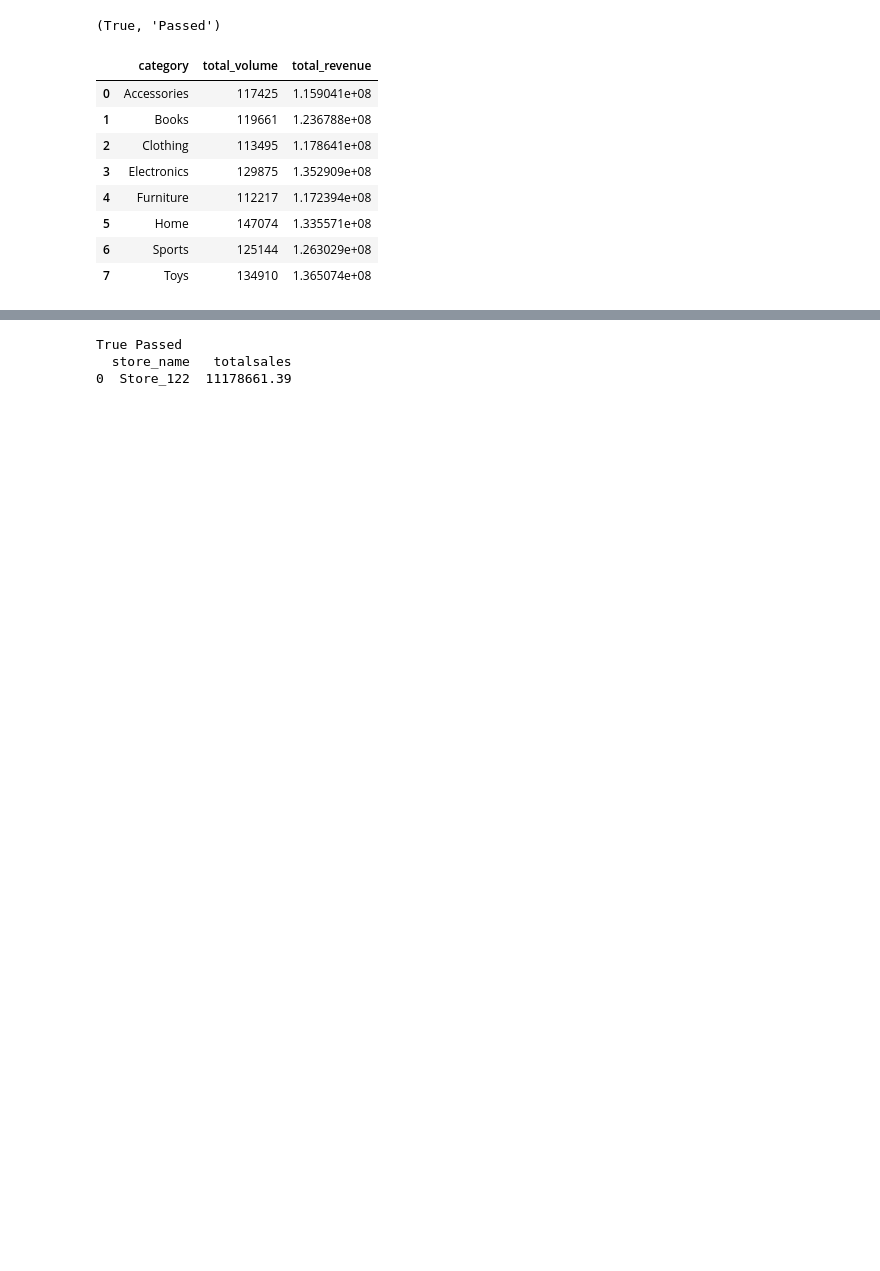
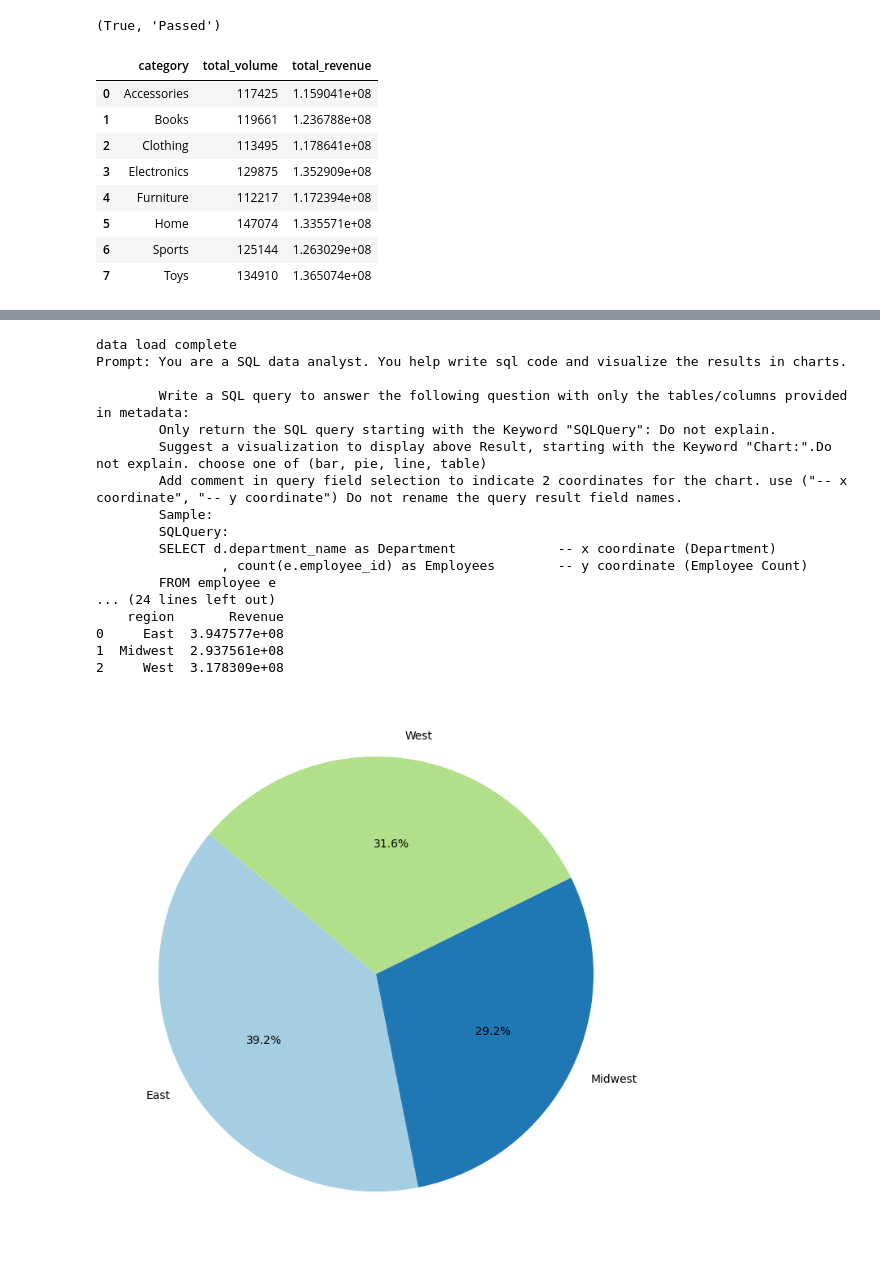
Before and after one commit to vdoddihithlu/AgenticAIReporting, a Jupyter notebook: app07.ipynb, the cells around one changed output, grey strips where cells are left out. Cells and saved outputs as stored; diff of their text form; code cells hidden in the pictures; blank space fills up the shorter version.

```diff
--- a/app07.ipynb
+++ b/app07.ipynb
@@ -48,7 +16,9 @@ def load_data():
                         Table: sales; Columns: sale_id	,product_id	,store_id	,quantity	,sale_date;
                         Table: stores; Columns:store_id	,store_name	,city	,state	,region; """
 
-load_data()
+    return sales, products, stores, table_metadata
+
+sales, products, stores, table_metadata = load_data()
 # %%
 products.sample(3)
 # %% [output]
@@ -73,12 +43,14 @@ stores.sample(3)
 # %%
 def load_prompt(Question:str):
-        #Question = """show volume of sales, revenue by product category"""
+        table_metadata = """Table: products; Columns: product_id	,product_name ,category	,brand	,price;
+                    Table: sales; Columns: sale_id	,product_id	,store_id	,quantity	,sale_date;
+                    Table: stores; Columns:store_id	,store_name	,city	,state	,region; """
 
-        prompt = """You are a SQL data analyst. You help write sql code and visualize the results in charts.
+        prompt = f"""You are a SQL data analyst. You help write sql code and visualize the results in charts.
 
         Write a SQL query to answer the following question with only the tables/columns provided in metadata:
         Only return the SQL query starting with the Keyword "SQLQuery": Do not explain.
-        Suggest a visualization to display above Result, starting with the Keyword "Chart:".Do not explain. choose one of {bar, pie, line, table}
+        Suggest a visualization to display above Result, starting with the Keyword "Chart:".Do not explain. choose one of (bar, pie, line, table)
         Add comment in query field selection to indicate 2 coordinates for the chart. use ("-- x coordinate", "-- y coordinate") Do not rename the query result field names.
         Sample:
         SQLQuery:
@@ -94,6 +66,7 @@ def load_prompt(Question:str):
         Question: {Question} """
 
         return (prompt)
-
-load_prompt(Question)
+Question = "show volume of sales, revenue by product category"
+p =load_prompt(Question)
+print(p)
 # %% [output]
@@ -328,28 +294,59 @@ Prompt: You are a SQL data analyst. You help write sql code and visualize the re
 # %%
+load_data()
+print ("data load complete")
+#    table_metadata = """Table: products; Columns: product_id	,product_name ,category	,brand	,price;
+#                        Table: sales; Columns: sale_id	,product_id	,store_id	,quantity	,sale_date;
+#                        Table: stores; Columns:store_id	,store_name	,city	,state	,region; """
+
+Question = "show revenue by region in pie chart"
+prompt = load_prompt(Question)
+print(f"Prompt:",prompt)
+
+#llm_result = invoke_llm(prompt)
+
 llm_result = """SQLQuery:
 
-SELECT s.store_name                                -- x coordinate (Store)
-       , SUM(sa.quantity * p.price) AS TotalSales  -- y coordinate (Total Sales)
-FROM sales sa
-JOIN products p ON sa.product_id = p.product_id
-JOIN stores s ON sa.store_id = s.store_id
-GROUP BY s.store_name
-ORDER BY TotalSales DESC
-LIMIT 1;
+SELECT st.region                          -- x coordinate (Region)
+       , SUM(s.quantity * p.price) AS Revenue   -- y coordinate (Revenue)
+FROM sales s
+JOIN products p ON s.product_id = p.product_id
+JOIN stores st ON s.store_id = st.store_id
+GROUP BY st.region;
 
 
-Chart: table"""
+Chart: pie chart"""
 
-parsed = parse_sql_and_chart(llm_result.lower())
-#print(parsed)
+print(f"AI suggestion: ")
+print(llm_result)
+
+parsed = parse_sql_and_chart(llm_result)
+print(parsed)
 
 valid, msg = query_validate(parsed["sql_query"])
+print(f"Query Validation")
 print(valid ,msg)
 if valid:
     result = run_sql(parsed['sql_query'])
-    #print (result)
+    print (result)
     display_chart(parsed["chart"],parsed["x_coordinate"] , parsed["y_coordinate"])
+else:
+    print("modify the query for the LLM to answer query")
 # %% [output]
-True Passed
-  store_name   totalsales
-0  Store_122  11178661.39
+data load complete
+Prompt: You are a SQL data analyst. You help write sql code and visualize the results in charts.
+
+        Write a SQL query to answer the following question with only the tables/columns provided in metadata:
+        Only return the SQL query starting with the Keyword "SQLQuery": Do not explain.
+        Suggest a visualization to display above Result, starting with the Keyword "Chart:".Do not explain. choose one of (bar, pie, line, table)
+        Add comment in query field selection to indicate 2 coordinates for the chart. use ("-- x coordinate", "-- y coordinate") Do not rename the query result field names.
+        Sample:
+        SQLQuery:
+        SELECT d.department_name as Department             -- x coordinate (Department)
+                , count(e.employee_id) as Employees        -- y coordinate (Employee Count)
+        FROM employee e
+... (24 lines left out)
+    region       Revenue
+0     East  3.947577e+08
+1  Midwest  2.937561e+08
+2     West  3.178309e+08
+[figure, added]
```
Also changed, not shown: parts of 12 cells of this notebook.
